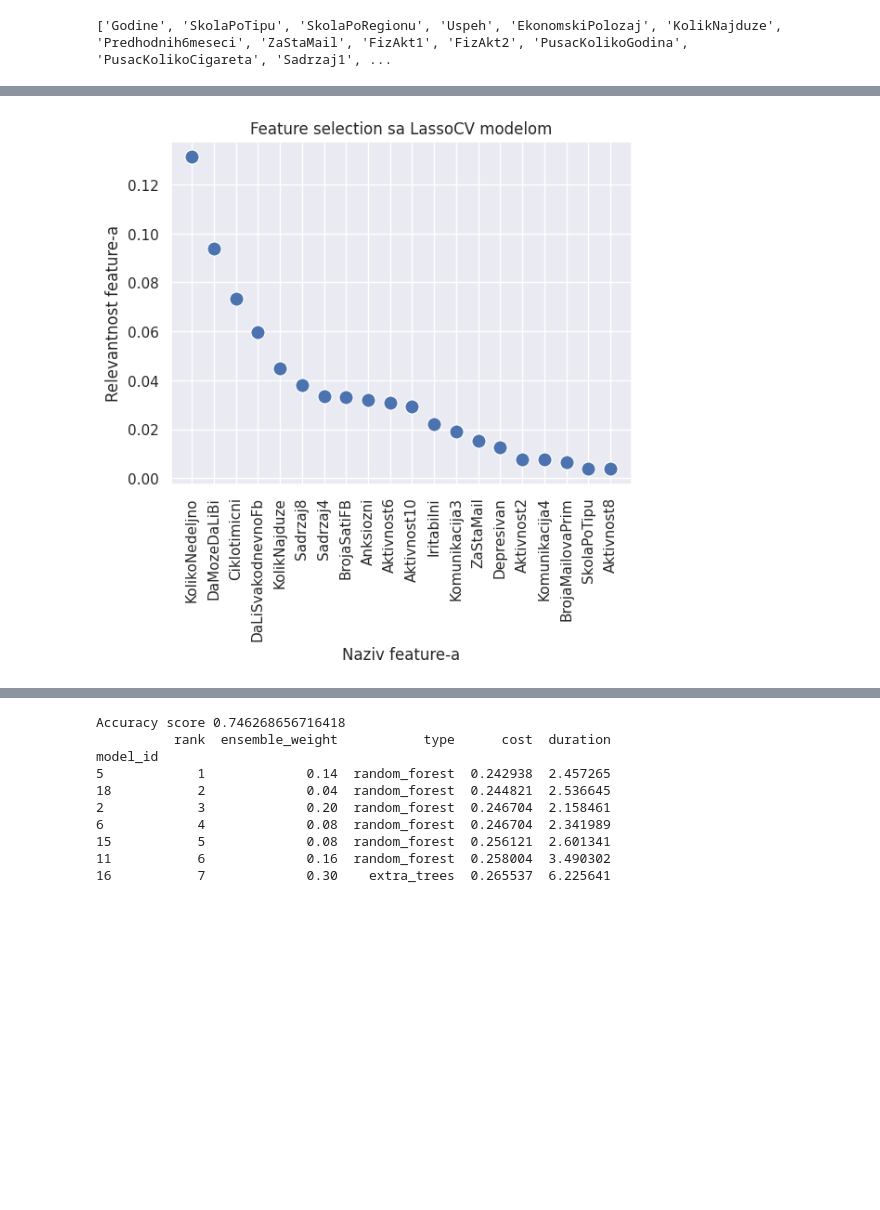
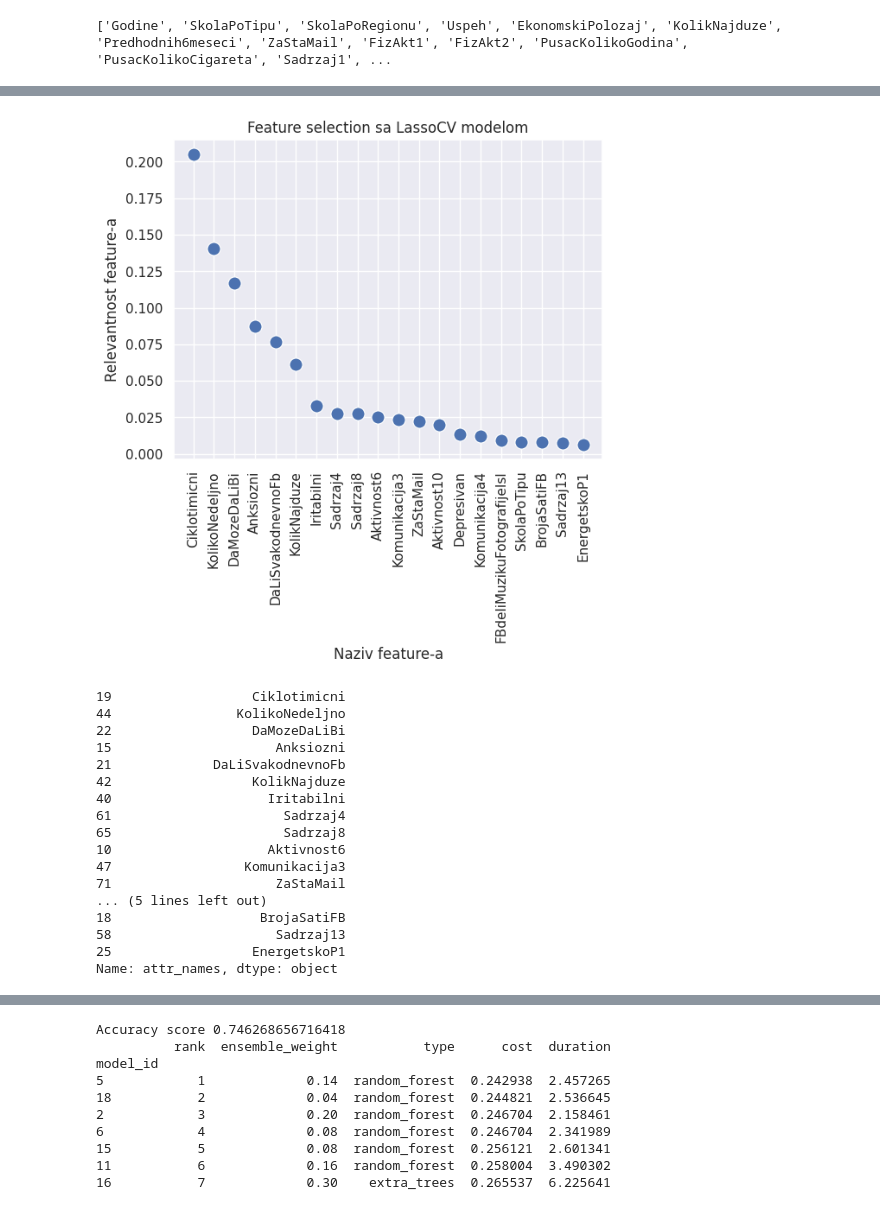
Before and after one commit to acast975/addiction, a Jupyter notebook: addiction_V4.ipynb, the cells around one changed output, grey strips where cells are left out. Cells and saved outputs as stored; diff of their text form; code cells hidden in the pictures; blank space fills up the shorter version.

```diff
--- a/addiction_V4.ipynb
+++ b/addiction_V4.ipynb
@@ -285,7 +285,7 @@ def oversampling(data):
     plt.ylabel('Number of instances')
     plt.show()
     return data_frame
-new_data = oversampling(new_data)
+new_data_balanced = oversampling(new_data)
 # %% [output]
 Data before oversampling: (2009, 76)
 Data after oversampling:  (2442, 76)
@@ -696,21 +528,41 @@ best_random_forest_features = tree_features['attr_names']
 # %%
 #feature selection sa LassoCV modelom
-lasso = LassoCV(cv=3)
-lasso.fit(X_cols, y_col)
-lasso_values = lasso.coef_
-attr_names = X_cols.columns.values
-lasso_features = pd.DataFrame({'attr_names':attr_names, 'values':lasso_values})
-lasso_features = lasso_features.sort_values(by='values', ascending=False).head(20)
-sns.scatterplot(x = lasso_features['attr_names'], y=lasso_features['values'], s=120)
-title = 'Feature selection sa LassoCV modelom'
-plt.title(title)
-plt.xlabel('Naziv feature-a')
-plt.xticks(rotation=90)
-plt.ylabel('Relevantnost feature-a')
-plt.show()
-#cuvanje najkorisnijih feature-a
-best_lasso_features = lasso_features['attr_names']
+def feature_selection_lasso_cv(n_features):
+    lasso = LassoCV(cv=3)
+    lasso.fit(X_cols, y_col)
+    lasso_values = lasso.coef_
+    attr_names = X_cols.columns.values
+    lasso_features = pd.DataFrame({'attr_names':attr_names, 'values':lasso_values})
+    lasso_features = lasso_features.sort_values(by='values', ascending=False).head(n_features)
+    sns.scatterplot(x = lasso_features['attr_names'], y=lasso_features['values'], s=120)
+    title = 'Feature selection sa LassoCV modelom'
+    plt.title(title)
+    plt.xlabel('Naziv feature-a')
+    plt.xticks(rotation=90)
+    plt.ylabel('Relevantnost feature-a')
+    plt.show()
+    #cuvanje najkorisnijih feature-a
+    best_lasso_features = lasso_features['attr_names']
+    return best_lasso_features
+print(feature_selection_lasso_cv(20))
 # %% [output]
-[figure, old version]
+[figure, new version]
+19                  Ciklotimicni
+44                KolikoNedeljno
+22                  DaMozeDaLiBi
+15                     Anksiozni
+21             DaLiSvakodnevnoFb
+42                  KolikNajduze
+40                    Iritabilni
+61                      Sadrzaj4
+65                      Sadrzaj8
+10                    Aktivnost6
+47                 Komunikacija3
+71                     ZaStaMail
+... (5 lines left out)
+18                   BrojaSatiFB
+58                     Sadrzaj13
+25                  EnergetskoP1
+Name: attr_names, dtype: object
 # %%
 #feature selection koriscenjem ElasticNetCV modela
```
Also changed, not shown: parts of 49 cells of this notebook.
